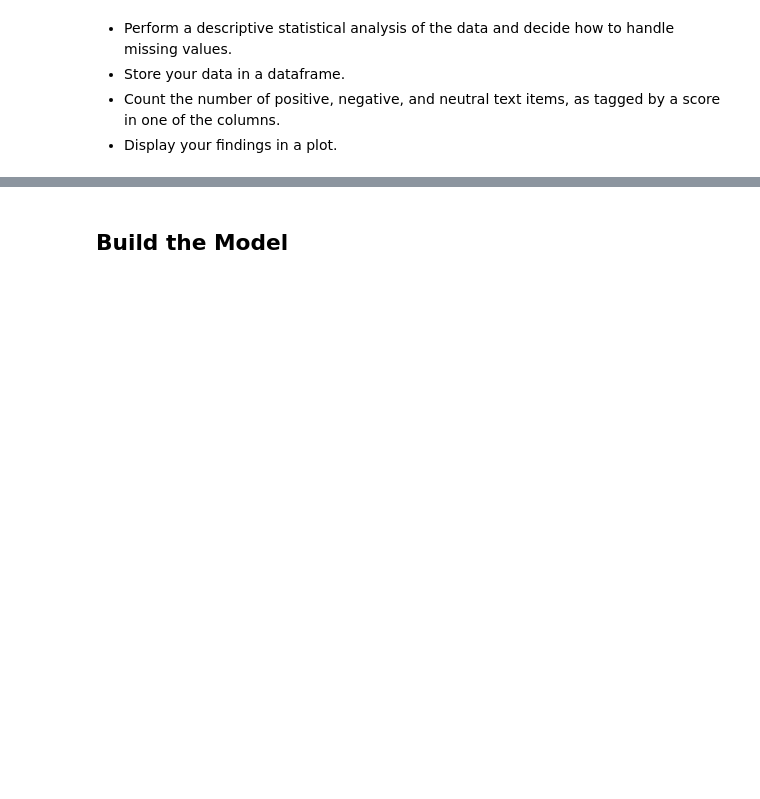
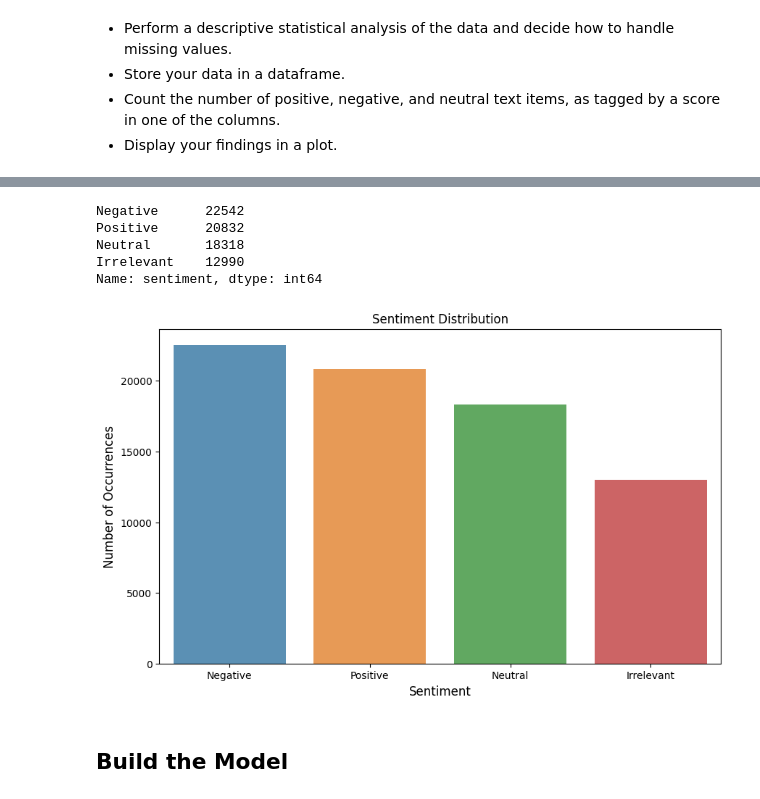
Before and after one commit to TrippingLettuce/NLP-Application, a Jupyter notebook: NLP.ipynb, the cells around one changed output, grey strips where cells are left out. Drawn from its saved outputs; the diff is of its cells as text; code cells hidden in the pictures; blank space fills up the shorter version.

```diff
--- a/NLP.ipynb
+++ b/NLP.ipynb
@@ -7,0 +29,4 @@
+# %%
+#Pull csv as df
+df = pd.read_csv('twitter_training.csv')
+df.head()
@@ -8,3 +40,21 @@
+# %%
+sentiment_counts = df['sentiment'].value_counts()
+sentiment_counts
+# %% [output]
+Negative      22542
+Positive      20832
+Neutral       18318
+Irrelevant    12990
+Name: sentiment, dtype: int64
+# %%
+plt.figure(figsize=(10, 6))
+sns.barplot(x=sentiment_counts.index, y=sentiment_counts.values, alpha=0.8)
+plt.title('Sentiment Distribution')
+plt.ylabel('Number of Occurrences', fontsize=12)
+plt.xlabel('Sentiment', fontsize=12)
+plt.show()
+# %% [output]
+[figure, added]
 # %% [markdown]
 ## Build the Model
 # %% [markdown]
```
Also changed, not shown: parts of 17 cells of this notebook, 1 other file.
